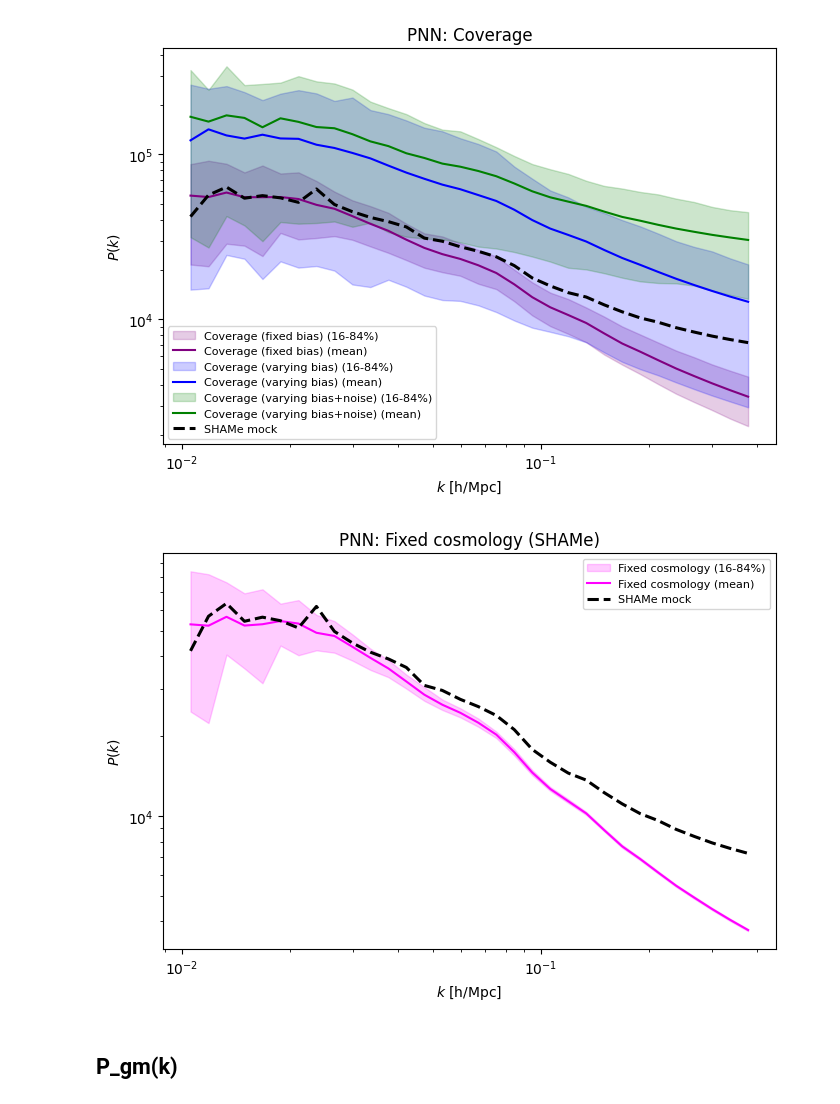
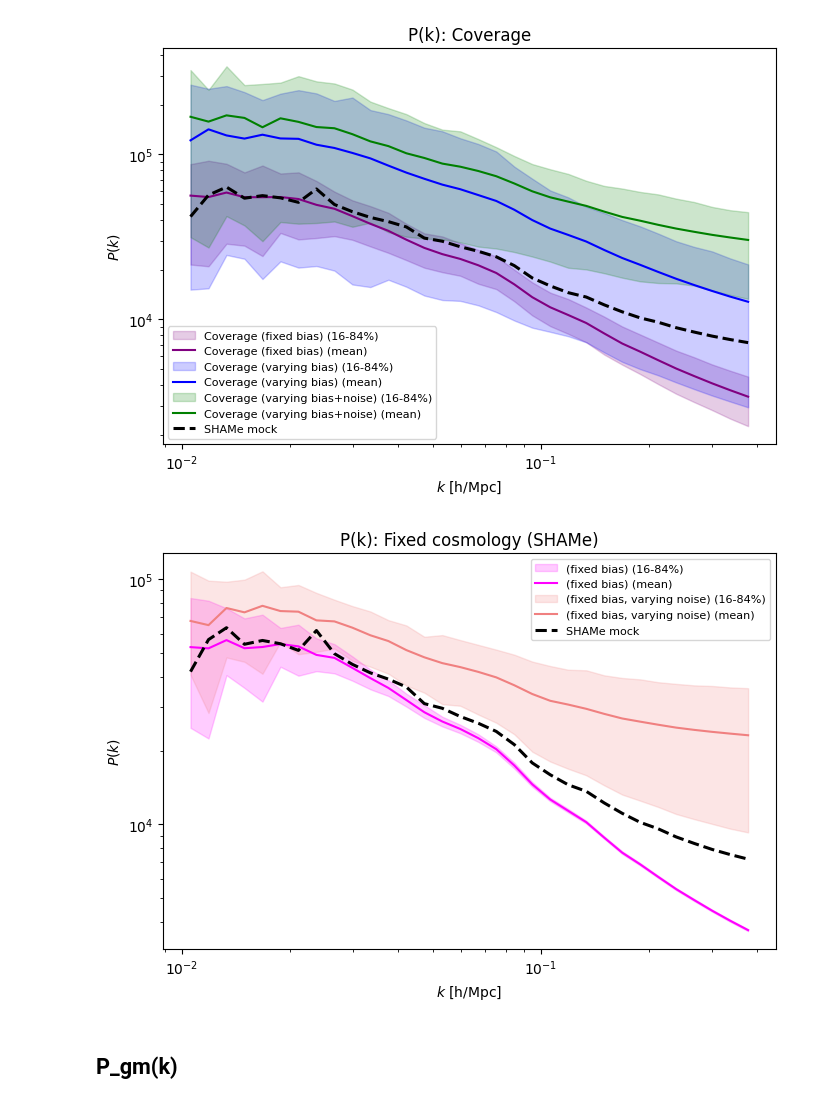
Before and after one commit to kstoreyf/muchisimocks, a Jupyter notebook: notebooks/2026-03-10_load_statistics.ipynb, the cells around one changed output. Drawn from its saved outputs; the diff is of its cells as text; code cells hidden in the pictures.

```diff
--- a/notebooks/2026-03-10_load_statistics.ipynb
+++ b/notebooks/2026-03-10_load_statistics.ipynb
@@ -47,14 +47,17 @@ tag_biasparams_cov = '_biascoverage_p4_n1000'
 # Bias+noise variant (used for the green “varying bias+noise” curves)
 tag_biasparams_nest_noise = '_biasnoisenest_p9_n320000'
 tag_biasparams_cov_noise = '_biasnoisecoverage_p9_n1000'
+tag_biasparams_shame_noise = '_bias_shame_noise_p5_n1000'
 tag_noise = '_noise_unit_p5_n10000'
 tag_noise_coverage = '_noise_unit_coverage_p5_n1000'
+tag_noise_shame = '_noise_unit_shame_p0_n1000'
 
 # Plot colors (tunable)
 COLOR_FIXED_BIAS = 'purple'
 COLOR_VARYING_BIAS = 'blue'
 COLOR_VARYING_BIAS_NOISE = 'green'
 COLOR_FIXED_COSMO = 'magenta'
+COLOR_FIXED_COSMO_VARYING_NOISE = 'lightcoral'
 
 # Plot styles (tunable)
 ALPHA_BAND = 0.20
@@ -287,11 +290,18 @@ k_pk_cov_vary_noise, pks_cov_vary_noise, _, _ = data_loader.load_data_muchisimoc
 mean_pk_cv_noise, p16_pk_cv_noise, p84_pk_cv_noise = stats_summary(pks_cov_vary_noise)
 print(f"Coverage varying bias+noise: {pks_cov_vary_noise.shape}")
 
-#Fixed cosmology (shame_p0)
+# Fixed cosmology (shame_p0)
 k_pnn_shame, pks_shame_p0, _, _ = data_loader.load_data_muchisimocks(
     'pk', tag_params_shame_p0, tag_biasparams_fixed, n_cosmo_max=n_cosmo_max)
 mean_pnn_sp, p16_pnn_sp, p84_pnn_sp = stats_summary(pks_shame_p0)
-print(f"Fixed cosmology: {pks_shame_p0.shape}")
+print(f"Fixed cosmology (fixed bias): {pks_shame_p0.shape}")
+
+# Fixed cosmology with fixed bias, varying noise
+k_pnn_shame_noise, pks_shame_noise, _, _ = data_loader.load_data_muchisimocks(
+    'pk', tag_params_shame_p0, tag_biasparams_shame_noise, tag_noise=tag_noise_shame,
+    n_cosmo_max=n_cosmo_max)
+mean_pnn_sp_noise, p16_pnn_sp_noise, p84_pnn_sp_noise = stats_summary(pks_shame_noise)
+print(f"Fixed cosmology (fixed bias, varying noise): {pks_shame_noise.shape}")
 # %% [output]
 dir_statistics: /scratch/kstoreyf/muchisimocks/data/pks_mlib/pks_coverage_p5_n1000_biasshame_p0_n1
 Loading muchisimocks data from /scratch/kstoreyf/muchisimocks/data/pnns_mlib/pnns_coverage_p5_n1000
@@ -346,13 +353,15 @@ plt.show()
 # %%
 fig, ax = plt.subplots(figsize=(7, 5))
 plot_fill(ax, k_pnn_shame, mean_pnn_sp, p16_pnn_sp, p84_pnn_sp,
-          COLOR_FIXED_COSMO, 'Fixed cosmology')
+          COLOR_FIXED_COSMO, '(fixed bias)')
+plot_fill(ax, k_pnn_shame_noise, mean_pnn_sp_noise, p16_pnn_sp_noise, p84_pnn_sp_noise,
+          COLOR_FIXED_COSMO_VARYING_NOISE, '(fixed bias, varying noise)')
 ax.plot(k_shame_pk, y_shame_pk, color='black', linestyle=SHAME_LINESTYLE, linewidth=SHAME_LINEWIDTH, label='SHAMe mock')
-format_ax(ax, 'PNN: Fixed cosmology (SHAMe)', r'$k$ [h/Mpc]', r'$P(k)$')
+format_ax(ax, 'P(k): Fixed cosmology (SHAMe)', r'$k$ [h/Mpc]', r'$P(k)$')
 plt.tight_layout()
 plt.show()
 # %% [output]
-[figure, old version]
+[figure, new version]
 # %% [markdown]
 ## P_gm(k)
 # %%
```
Also changed, not shown: parts of 8 cells of this notebook, 4 other files.
